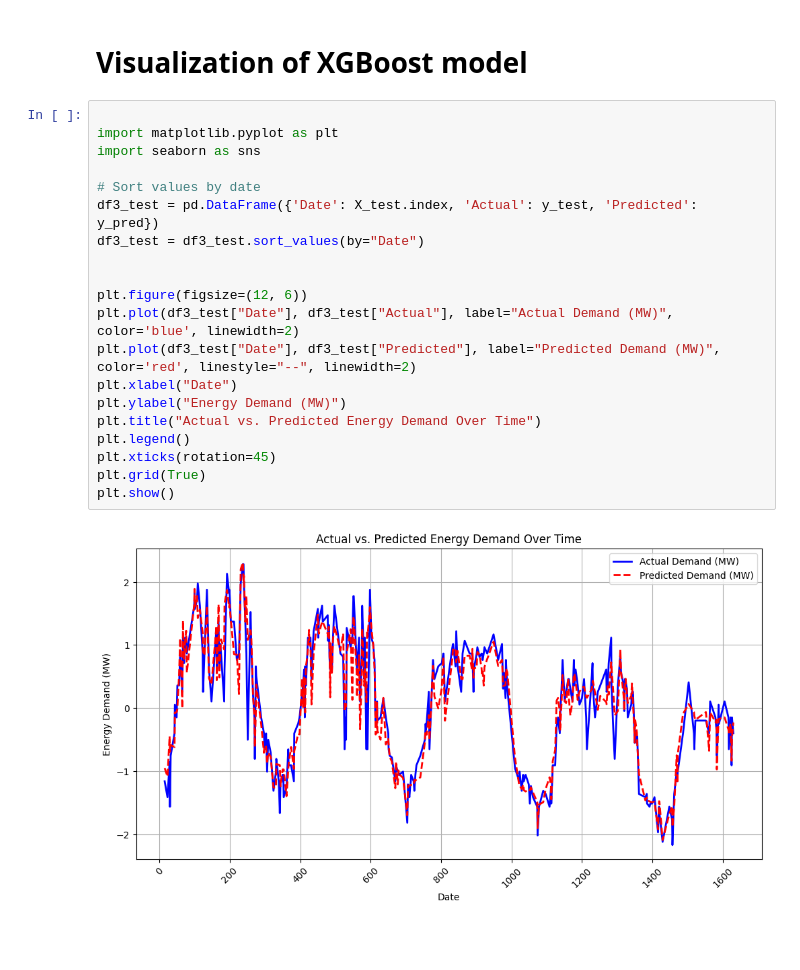
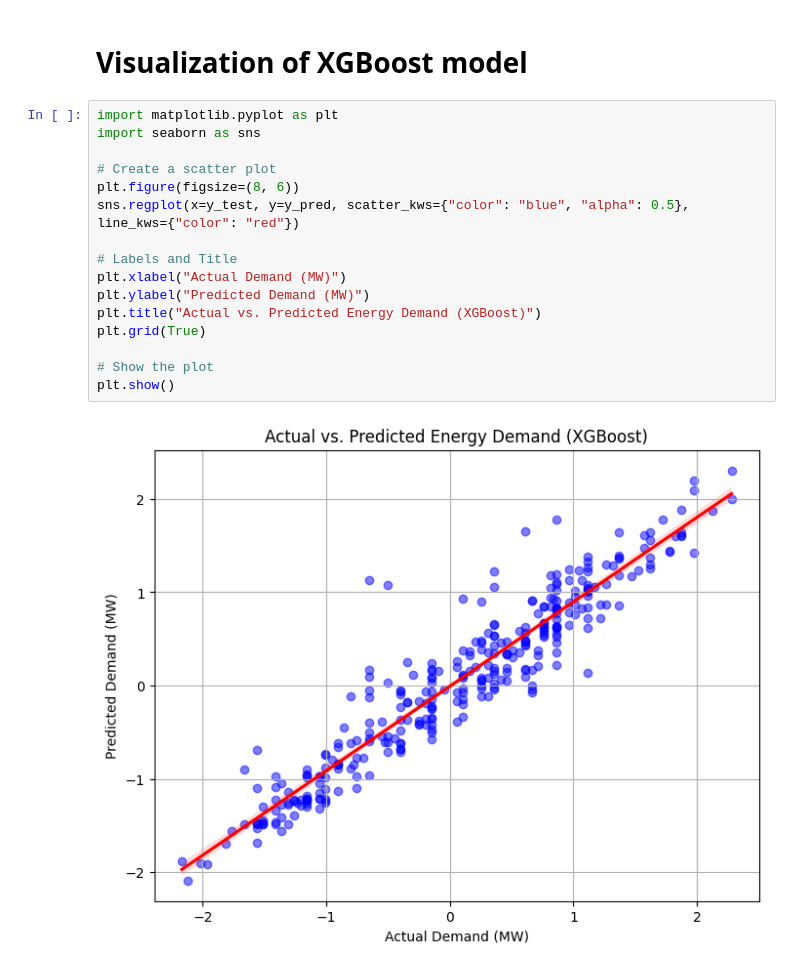
Before and after one commit to rajin-khan/GridGenius, a Jupyter notebook: Model/Model02c.ipynb, the cells around one changed output. Saved outputs shown, nothing was run; the diff lists cells and outputs as text; blank space fills up the shorter version.

Commit message:
modify notebook with visualization

```diff
--- a/Model/Model02c.ipynb
+++ b/Model/Model02c.ipynb
@@ -214,25 +214,21 @@ Mean Squared error:0.09765
 Root Mean Squared error:0.31249
 # %% [markdown]
 # **Visualization of XGBoost model**
-# %%
-
-import matplotlib.pyplot as plt
-import seaborn as sns
-
-# Sort values by date
-df3_test = pd.DataFrame({'Date': X_test.index, 'Actual': y_test, 'Predicted': y_pred})
-df3_test = df3_test.sort_values(by="Date")
-
-
-plt.figure(figsize=(12, 6))
-plt.plot(df3_test["Date"], df3_test["Actual"], label="Actual Demand (MW)", color='blue', linewidth=2)
-plt.plot(df3_test["Date"], df3_test["Predicted"], label="Predicted Demand (MW)", color='red', linestyle="--", linewidth=2)
-plt.xlabel("Date")
-plt.ylabel("Energy Demand (MW)")
-plt.title("Actual vs. Predicted Energy Demand Over Time")
-plt.legend()
-plt.xticks(rotation=45)
-plt.grid(True)
-plt.show()
-# %% [output]
-[figure, removed]
+# %%
+import matplotlib.pyplot as plt
+import seaborn as sns
+
+# Create a scatter plot
+plt.figure(figsize=(8, 6))
+sns.regplot(x=y_test, y=y_pred, scatter_kws={"color": "blue", "alpha": 0.5}, line_kws={"color": "red"})
+
+# Labels and Title
+plt.xlabel("Actual Demand (MW)")
+plt.ylabel("Predicted Demand (MW)")
+plt.title("Actual vs. Predicted Energy Demand (XGBoost)")
+plt.grid(True)
+
+# Show the plot
+plt.show()
+# %% [output]
+[figure, added]
```
Also changed, not shown: parts of 1 cell of this notebook, 2 other files.
